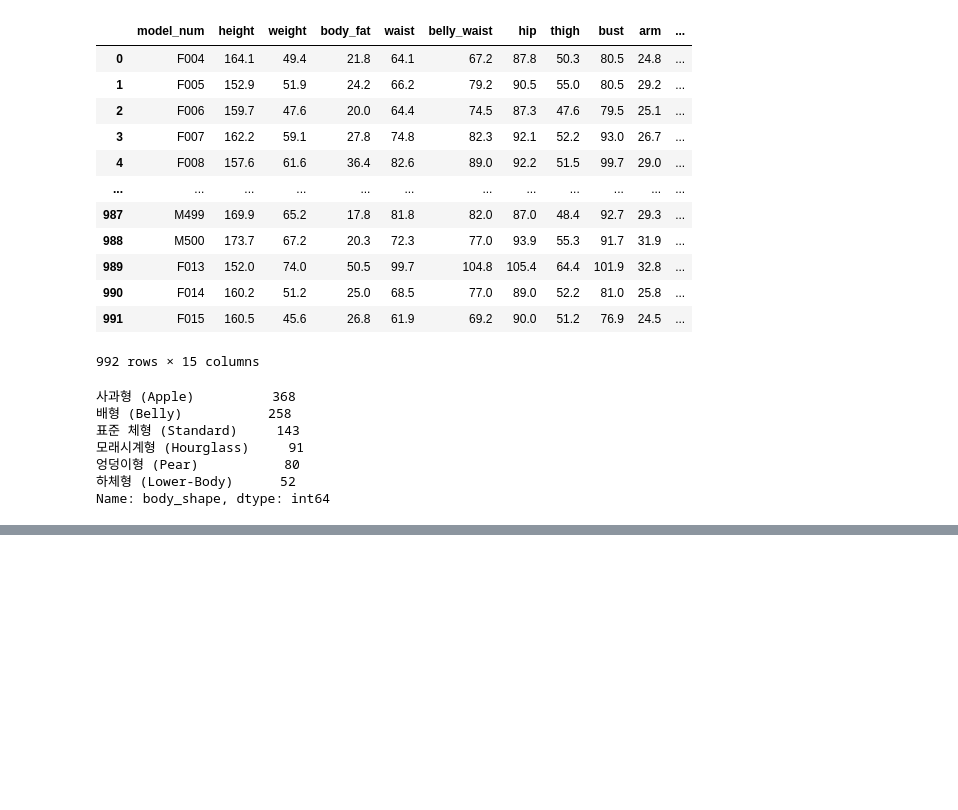
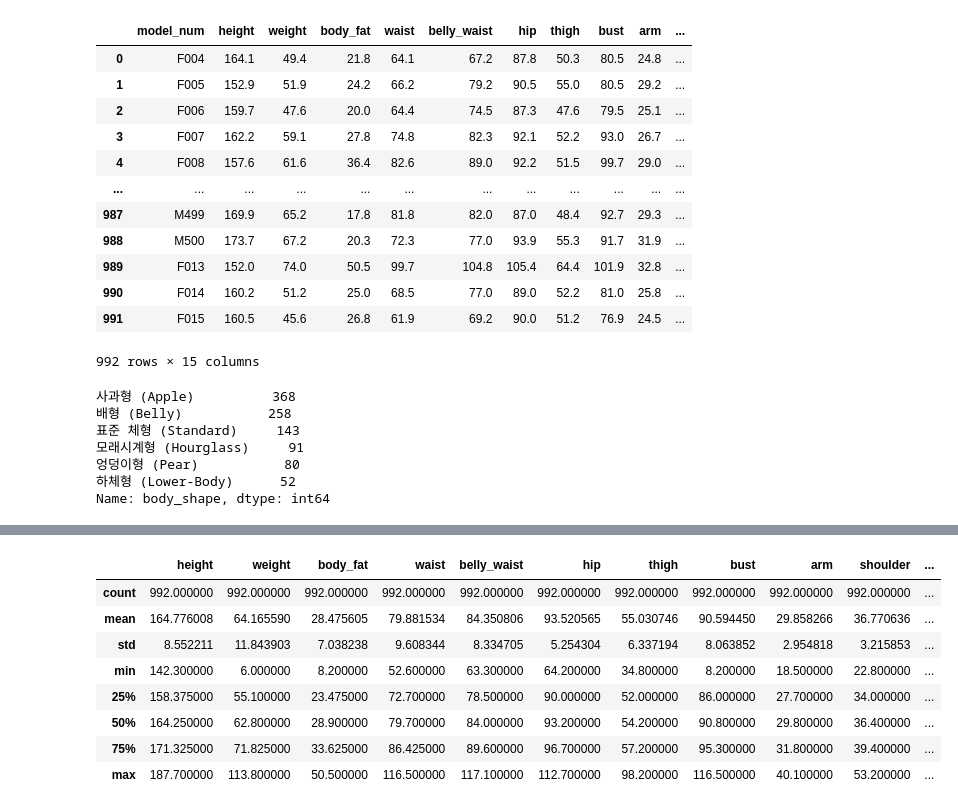
Before and after one commit to ssoom98/FitAI_Pro, a Jupyter notebook: CSM/데이터 분석및 시각화.ipynb, the cells around one changed output, grey strips where cells are left out. Saved outputs shown, nothing was run; the diff lists cells and outputs as text; code cells hidden in the pictures; blank space fills up the shorter version.

```diff
--- a/CSM/데이터 분석및 시각화.ipynb
+++ b/CSM/데이터 분석및 시각화.ipynb
@@ -31,0 +73,12 @@ Name: body_shape, dtype: int64
+# %%
+df.describe()
+# %% [output]
+|  | height | weight | body_fat | waist | belly_waist | hip | thigh | bust | arm | shoulder | ... |
+| count | 992.000000 | 992.000000 | 992.000000 | 992.000000 | 992.000000 | 992.000000 | 992.000000 | 992.000000 | 992.000000 | 992.000000 | ... |
+| mean | 164.776008 | 64.165590 | 28.475605 | 79.881534 | 84.350806 | 93.520565 | 55.030746 | 90.594450 | 29.858266 | 36.770636 | ... |
+| std | 8.552211 | 11.843903 | 7.038238 | 9.608344 | 8.334705 | 5.254304 | 6.337194 | 8.063852 | 2.954818 | 3.215853 | ... |
+| min | 142.300000 | 6.000000 | 8.200000 | 52.600000 | 63.300000 | 64.200000 | 34.800000 | 8.200000 | 18.500000 | 22.800000 | ... |
+| 25% | 158.375000 | 55.100000 | 23.475000 | 72.700000 | 78.500000 | 90.000000 | 52.000000 | 86.000000 | 27.700000 | 34.000000 | ... |
+| 50% | 164.250000 | 62.800000 | 28.900000 | 79.700000 | 84.000000 | 93.200000 | 54.200000 | 90.800000 | 29.800000 | 36.400000 | ... |
+| 75% | 171.325000 | 71.825000 | 33.625000 | 86.425000 | 89.600000 | 96.700000 | 57.200000 | 95.300000 | 31.800000 | 39.400000 | ... |
+| max | 187.700000 | 113.800000 | 50.500000 | 116.500000 | 117.100000 | 112.700000 | 98.200000 | 116.500000 | 40.100000 | 53.200000 | ... |
```
Also changed, not shown: parts of 5 cells of this notebook.
